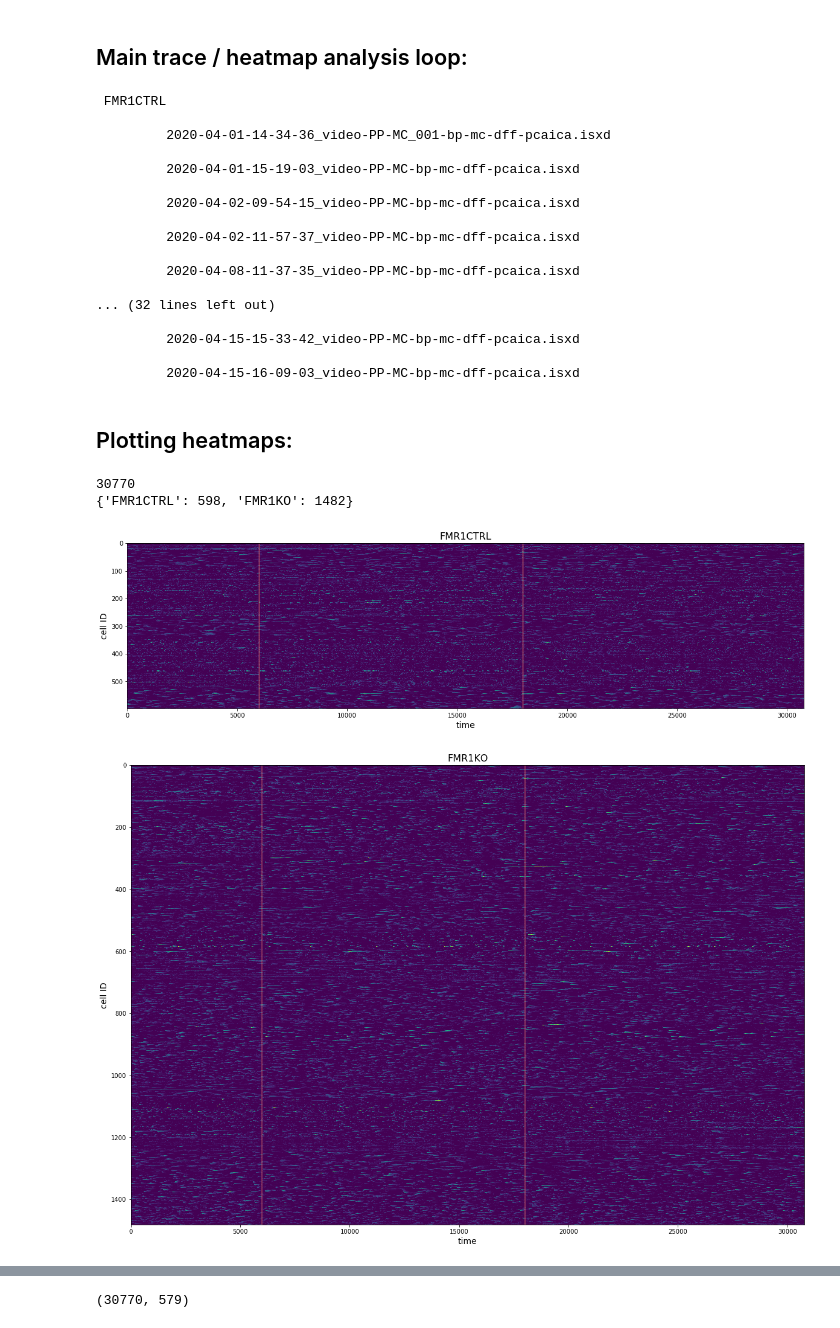
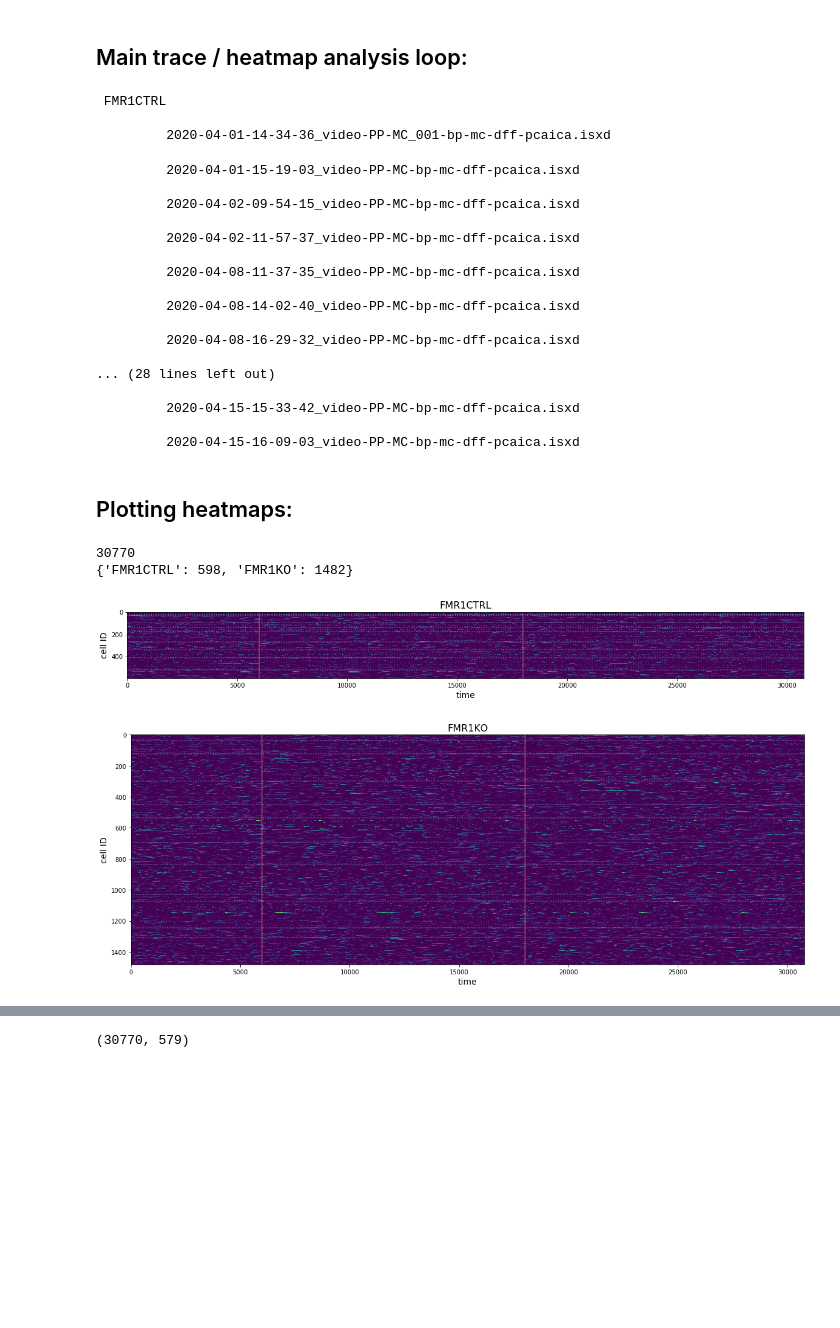
Before and after one commit to inscopix/astellas, a Jupyter notebook: astellas_social_analysis.ipynb, the cells around one changed output, grey strips where cells are left out. Cells and saved outputs as stored; diff of their text form; code cells hidden in the pictures; blank space fills up the shorter version.

```diff
--- a/astellas_social_analysis.ipynb
+++ b/astellas_social_analysis.ipynb
@@ -1117,7 +1117,7 @@ stat_dict_all = stat_dict.copy()
 # %% [markdown]
 ## Main epoch analysis loop:
 # %%
-the_date = [20200415]
+the_date = [20200401, 20200402, 20200408, 20200415]
 
 epoch_times = [(0,5), (5,15), (15,25)]
 # %%
@@ -1373,7 +1374,7 @@ the_date = [20200401, 20200402, 20200408, 20200415]
 epoch_times = [(0,5), (5,15), (15,25)]
 # %%
 # initialize stat dict:
-stats_to_do = ['trace_matrix']
+stats_to_do = ['trace_matrix', 'raster_matrix']
 stat_dict = dict()
 for c in conditions:
     stat_dict[c] = {}
@@ -1387,7 +1388,7 @@ for the_cond in conditions:
     cellsets_cond = get_cellset_paths(df_cond) # collect paths to cellsets of interest
     for cellset_fn in cellsets_cond: # each cellset:
         print('\n\t',os.path.basename(cellset_fn))
-        [the_trace_mtx, _,_] = cellset_data_volumes(cellset_fn, isx_ed_threshold = 3, autosort_snr = 5)
+        [the_trace_mtx, _,the_raster_isx_mtx] = cellset_data_volumes(cellset_fn, isx_ed_threshold = 3, autosort_snr = 4)
         #tvect = get_cellset_timescale(cellset_fn)
         #the_cellset = isx.CellSet.read(cellset_fn)
         #fs = round(1/(the_cellset.timing.period.to_usecs()*1e-6),4)
@@ -1397,24 +1398,30 @@ for the_cond in conditions:
 
         # trace matrix:
         stat_dict[the_cond]['trace_matrix'].append(stats.zscore(the_trace_mtx, axis = 1, nan_policy='omit'))
+
+        # raster matrix
+        stat_dict[the_cond]['raster_matrix'].append(the_raster_isx_mtx)
 # %% [output]
  FMR1CTRL
 
          2020-04-01-14-34-36_video-PP-MC_001-bp-mc-dff-pcaica.isxd
-
-         2020-04-01-15-19-03_video-PP-MC-bp-mc-dff-pcaica.isxd
-
-         2020-04-02-09-54-15_video-PP-MC-bp-mc-dff-pcaica.isxd
-
-         2020-04-02-11-57-37_video-PP-MC-bp-mc-dff-pcaica.isxd
-
-         2020-04-08-11-37-35_video-PP-MC-bp-mc-dff-pcaica.isxd
-
-... (32 lines left out)
-
-         2020-04-15-15-33-42_video-PP-MC-bp-mc-dff-pcaica.isxd
-
-         2020-04-15-16-09-03_video-PP-MC-bp-mc-dff-pcaica.isxd
+         2020-04-01-15-19-03_video-PP-MC-bp-mc-dff-pcaica.isxd
+
+         2020-04-02-09-54-15_video-PP-MC-bp-mc-dff-pcaica.isxd
+
+         2020-04-02-11-57-37_video-PP-MC-bp-mc-dff-pcaica.isxd
+
+         2020-04-08-11-37-35_video-PP-MC-bp-mc-dff-pcaica.isxd
+
+         2020-04-08-14-02-40_video-PP-MC-bp-mc-dff-pcaica.isxd
+
+         2020-04-08-16-29-32_video-PP-MC-bp-mc-dff-pcaica.isxd
+
+... (28 lines left out)
+
+         2020-04-15-15-33-42_video-PP-MC-bp-mc-dff-pcaica.isxd
+
+         2020-04-15-16-09-03_video-PP-MC-bp-mc-dff-pcaica.isxd
 # %% [markdown]
 ## Plotting heatmaps:
 # %%
@@ -1424,33 +1431,36 @@ z_range = (0, 10)
 minlen = np.inf
 num_cells = dict()
 
 # find minimum recording duration:
 for cond in stat_dict:
     #print('\n{}'.format(cond))
     num_cells[cond] = 0
     for the_mtx in stat_dict[cond]['trace_matrix']:
         minlen = min([minlen, len(the_mtx)])
         num_cells[cond] += np.shape(the_mtx)[1]
 
 print(minlen)
 print(num_cells)
 
 for cond in stat_dict:
     heatmap = np.zeros((minlen, num_cells[cond]))
     pickup = 0
+    pickup_pnts = [0]
     for the_mtx in stat_dict[cond]['trace_matrix']:
         heatmap[ :minlen , pickup:pickup + np.shape(the_mtx)[1] ] = the_mtx[:minlen,:]
         pickup += np.shape(the_mtx)[1]
-    f,ax = plt.subplots(1, 1, figsize = (20, int(num_cells[cond]*.01) ))
+        pickup_pnts.append(pickup)
+    f,ax = plt.subplots(1, 1, figsize = (20, int(num_cells[cond]*.005) ))
     ax.imshow(heatmap.transpose(), aspect='auto', vmin = z_range[0], vmax = z_range[1])
     ax.vlines( [epoch_times[0][1]*60*20 , epoch_times[1][1]*60*20], ymin = 0, ymax = num_cells[cond]-1, color='salmon', alpha=.5 )
+    ax.hlines( [pickup_pnts[:-1]], xmin = 0, xmax = minlen-1, color = 'skyblue', alpha=.5, linestyles='dotted')
     ax.set_title(cond, fontsize=16)
     ax.set_ylabel('cell ID', fontsize=14)
     ax.set_xlabel('time', fontsize=14)
 
 plt.show()
 # %% [output]
 30770
 {'FMR1CTRL': 598, 'FMR1KO': 1482}
-[figure, old version]
+[figure, new version]
-[figure, old version]
+[figure, new version]
```
Also changed, not shown: parts of 19 cells of this notebook, 1 other file.
